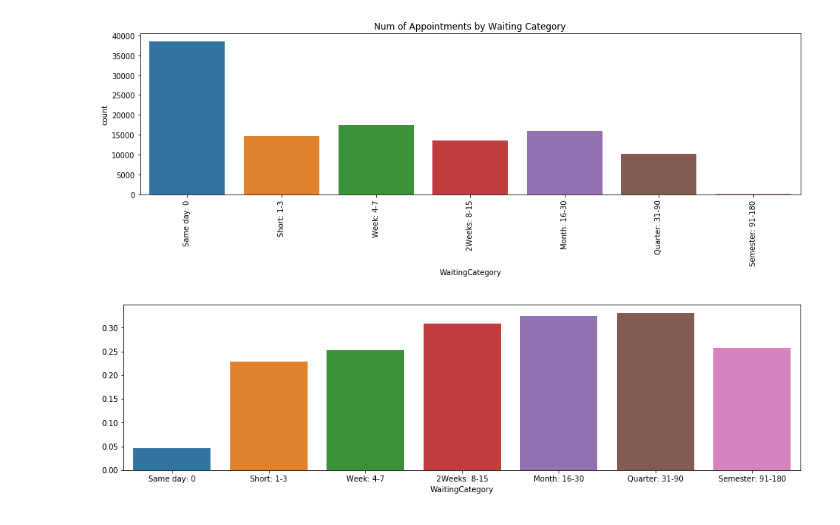
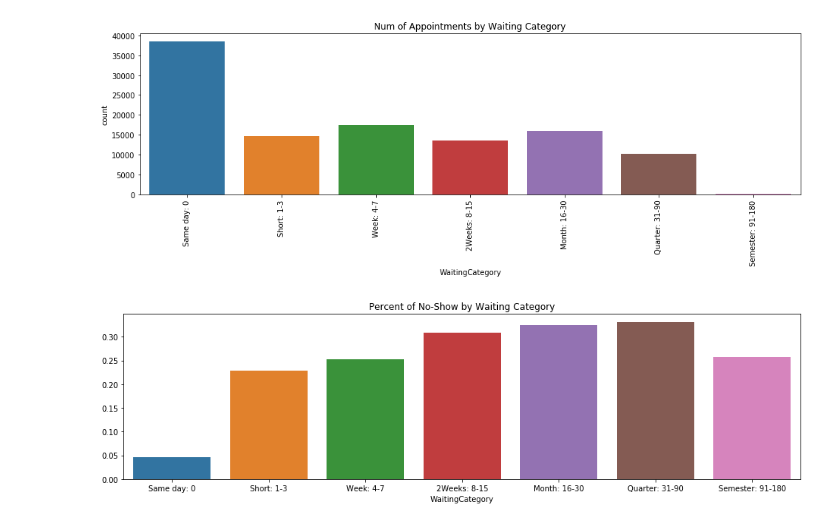
Before and after one commit to silicon-valley-gods-eye/Medical-Appointment-No-Shows, a Jupyter notebook: main.ipynb, the cells around one changed output. Cells and saved outputs as stored; diff of their text form; code cells hidden in the pictures.

Commit message:
add graph title

```diff
--- a/main.ipynb
+++ b/main.ipynb
@@ -207,7 +207,9 @@ plt.show()
 # %%
 df_w_ratio = df[df.NoShow == 1].groupby(['WaitingCategory']).size()/df.groupby(['WaitingCategory']).size()
 
 plt.figure(figsize=(16,4))
 ax = sns.barplot(x=df_w_ratio.index, y=df_w_ratio)
+ax.set_title("Percent of No-Show by Waiting Category")
+plt.show()
 # %% [output]
-[figure, old version]
+[figure, new version]
```
